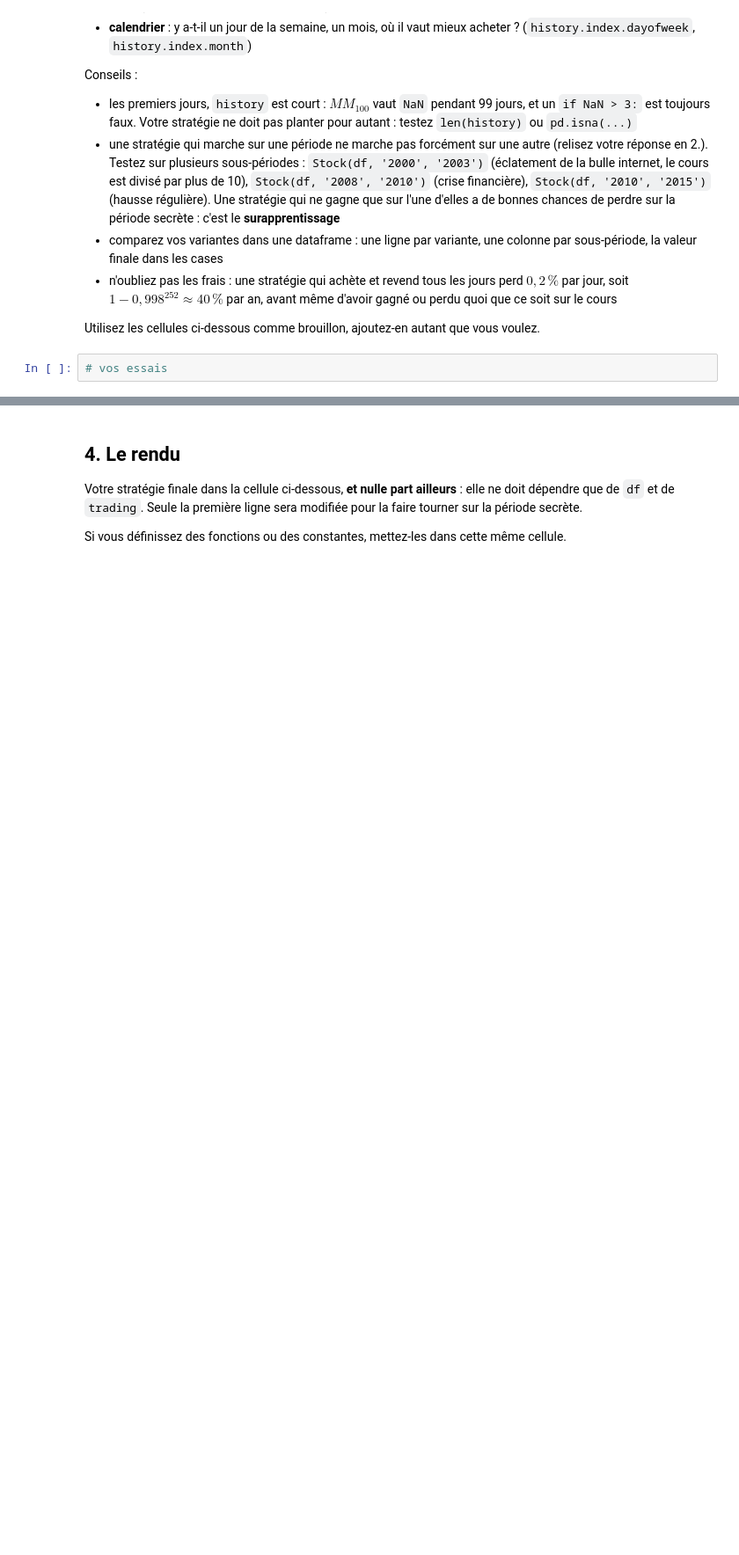
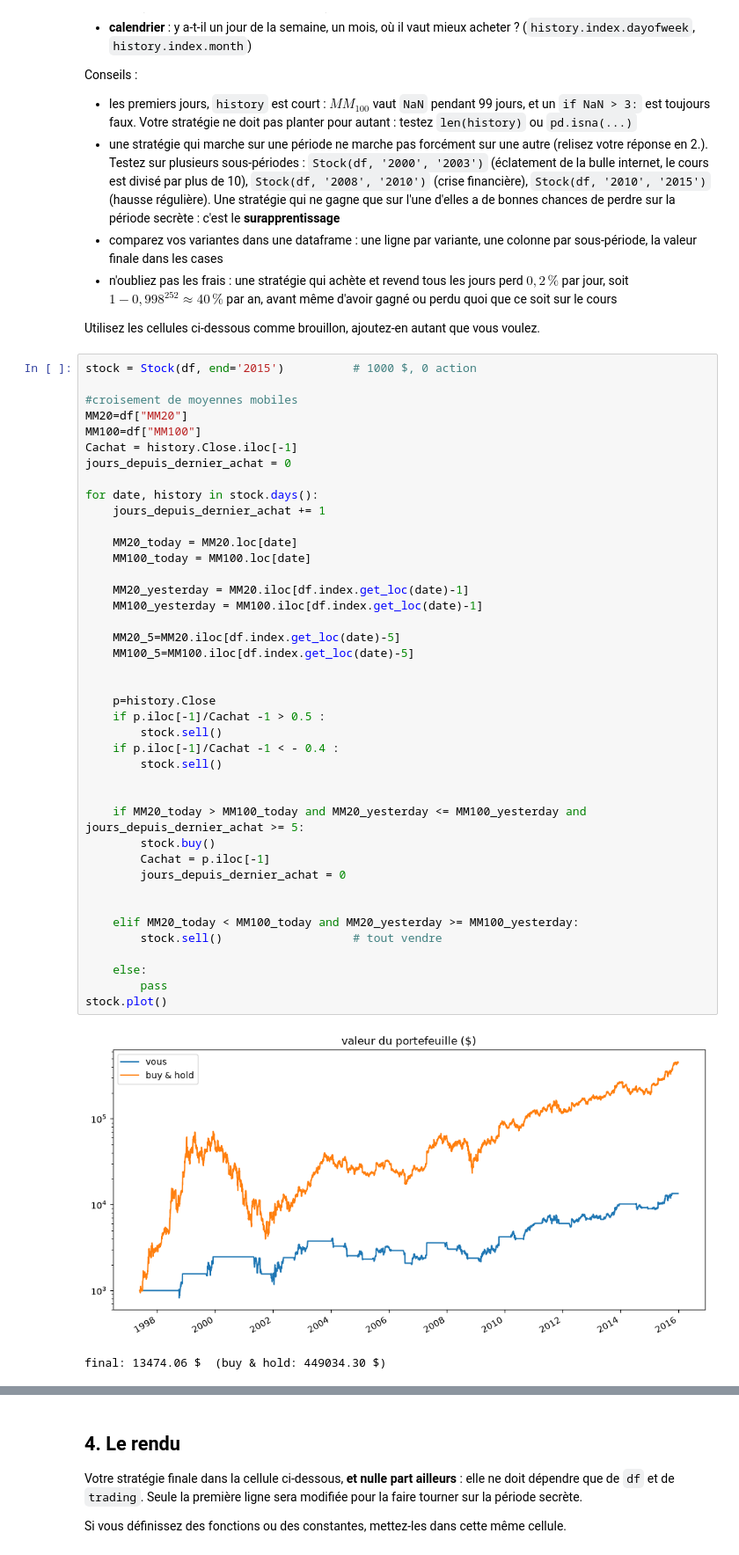
Before and after one commit to SIMVIA-lucas-sovre/projet-trading-pandas, a Jupyter notebook: groupe-3.ipynb, the cells around one changed output, grey strips where cells are left out. Shown at 88% size. Drawn from its saved outputs; the diff is of its cells as text; blank space fills up the shorter version.

```diff
--- a/groupe-3.ipynb
+++ b/groupe-3.ipynb
@@ -353,4 +393,46 @@ Conseils :
 
 Utilisez les cellules ci-dessous comme brouillon, ajoutez-en autant que vous voulez.
 # %%
-# vos essais
+stock = Stock(df, end='2015')          # 1000 $, 0 action
+
+#croisement de moyennes mobiles
+MM20=df["MM20"]
+MM100=df["MM100"]
+Cachat = history.Close.iloc[-1]
+jours_depuis_dernier_achat = 0
+
+for date, history in stock.days():
+    jours_depuis_dernier_achat += 1
+
+    MM20_today = MM20.loc[date]
+    MM100_today = MM100.loc[date]
+
+    MM20_yesterday = MM20.iloc[df.index.get_loc(date)-1]
+    MM100_yesterday = MM100.iloc[df.index.get_loc(date)-1]
+
+    MM20_5=MM20.iloc[df.index.get_loc(date)-5]
+    MM100_5=MM100.iloc[df.index.get_loc(date)-5]
+
+
+    p=history.Close
+    if p.iloc[-1]/Cachat -1 > 0.5 :
+        stock.sell()
+    if p.iloc[-1]/Cachat -1 < - 0.4 :
+        stock.sell()
+
+
+    if MM20_today > MM100_today and MM20_yesterday <= MM100_yesterday and jours_depuis_dernier_achat >= 5:
+        stock.buy()
+        Cachat = p.iloc[-1]
+        jours_depuis_dernier_achat = 0
+
+
+    elif MM20_today < MM100_today and MM20_yesterday >= MM100_yesterday:
+        stock.sell()                   # tout vendre
+
+    else:
+        pass
+stock.plot()
+# %% [output]
+[figure, added]
+final: 13474.06 $  (buy & hold: 449034.30 $)
```
Also changed, not shown: parts of 22 cells of this notebook.
